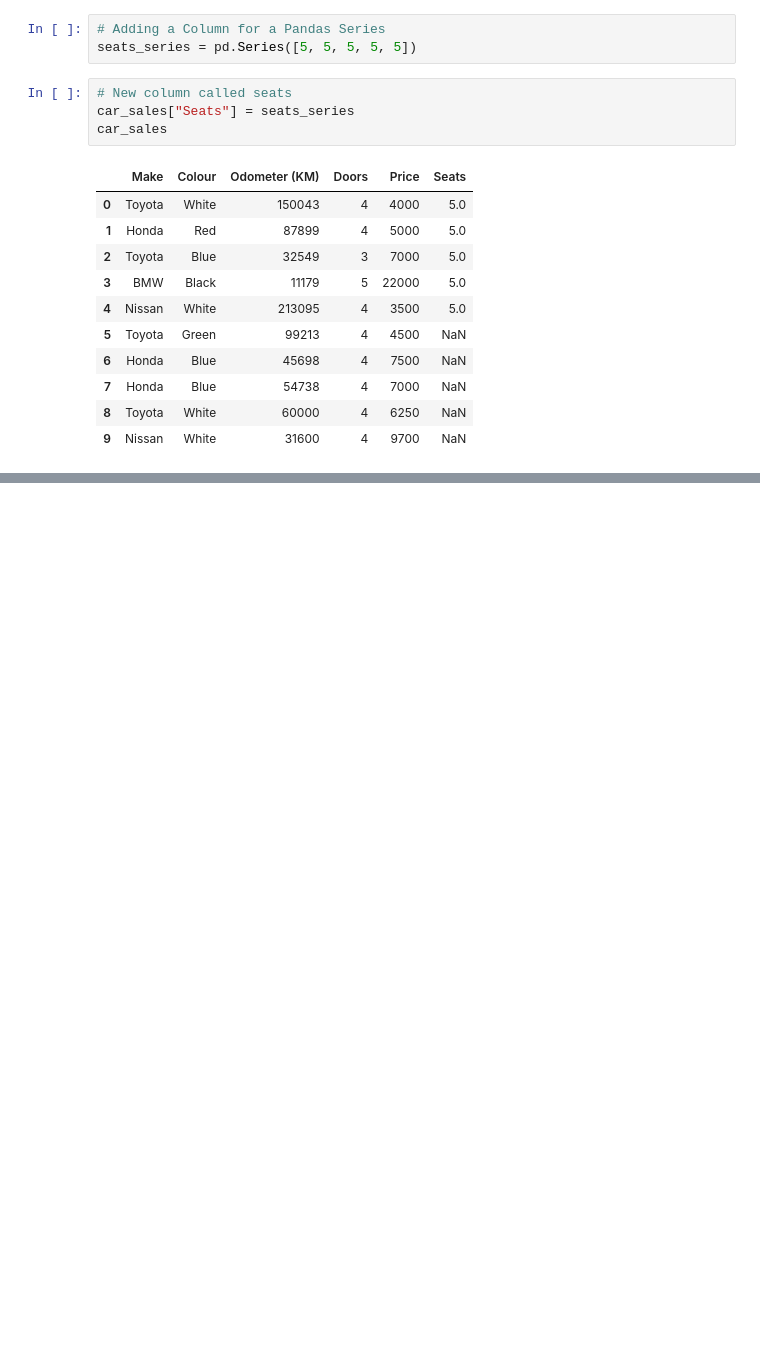
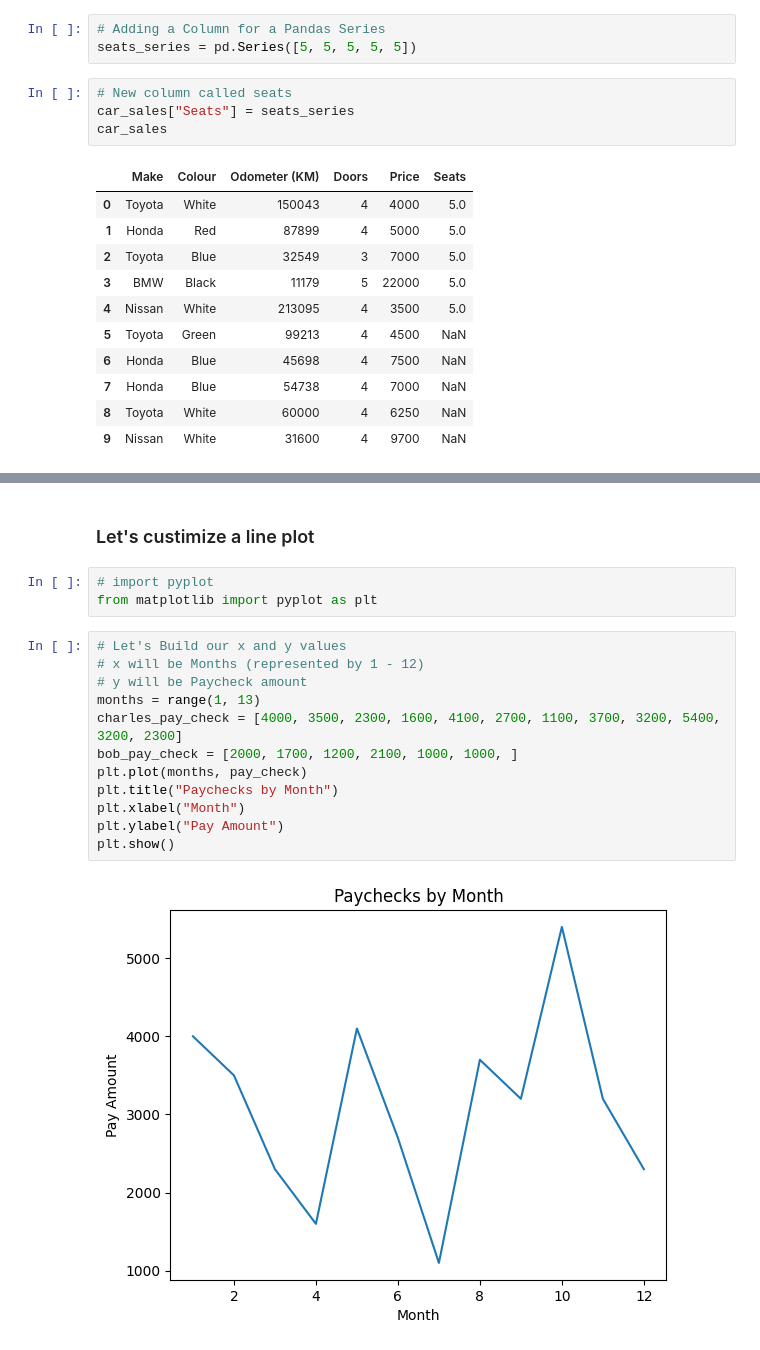
Before and after one commit to hessifer/DataScienceAIML, a Jupyter notebook: learning_pandas.ipynb, the cells around one changed output, grey strips where cells are left out. Cells and saved outputs as stored; diff of their text form; blank space fills up the shorter version.

Commit message:
x-labels, y-labels, and titles

```diff
--- a/learning_pandas.ipynb
+++ b/learning_pandas.ipynb
@@ -532,0 +659,19 @@ car_sales
+# %% [markdown]
+### Let's custimize a line plot
+# %%
+# import pyplot
+from matplotlib import pyplot as plt
+# %%
+# Let's Build our x and y values
+# x will be Months (represented by 1 - 12)
+# y will be Paycheck amount
+months = range(1, 13)
+charles_pay_check = [4000, 3500, 2300, 1600, 4100, 2700, 1100, 3700, 3200, 5400, 3200, 2300]
+bob_pay_check = [2000, 1700, 1200, 2100, 1000, 1000, ]
+plt.plot(months, pay_check)
+plt.title("Paychecks by Month")
+plt.xlabel("Month")
+plt.ylabel("Pay Amount")
+plt.show()
+# %% [output]
+[figure, added]
```
Also changed, not shown: parts of 11 cells of this notebook.
